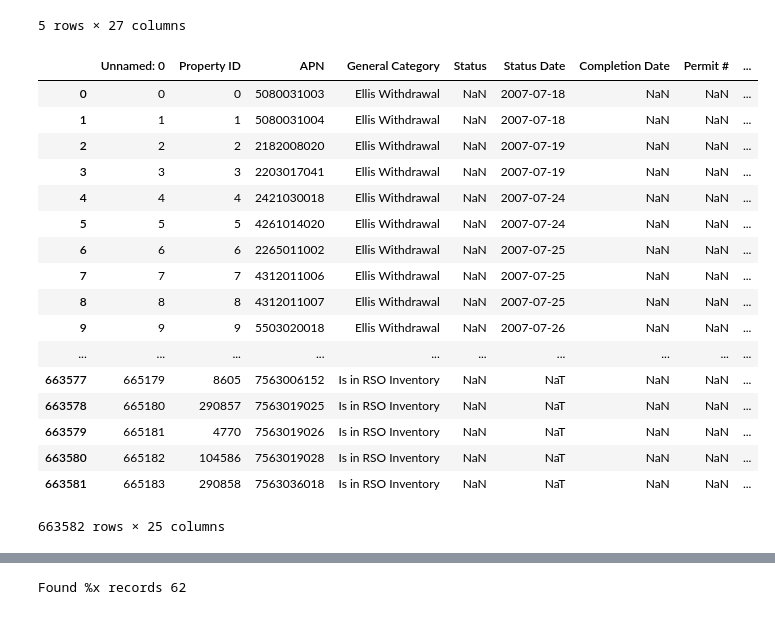
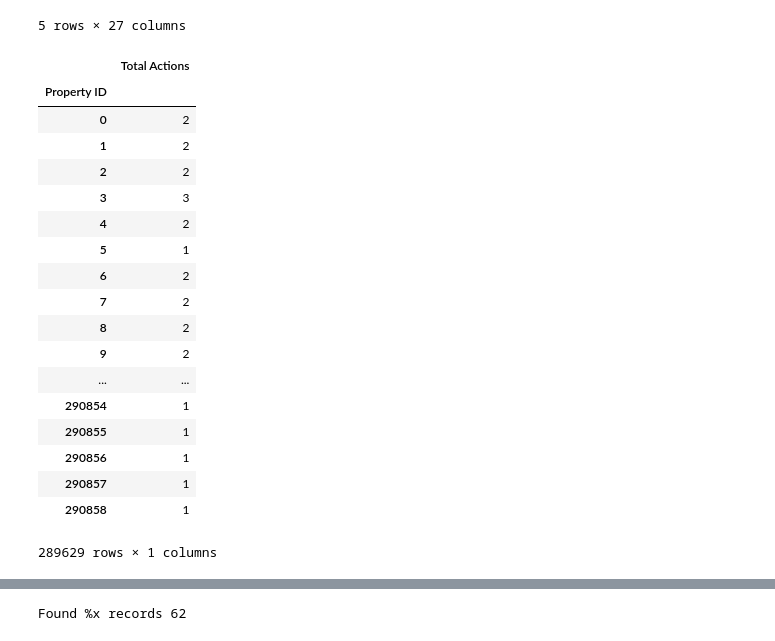
Before and after one commit to anGie44/LAMayorsOffice-EllisActHousing, a Jupyter notebook: LA Housing Data Exploration.ipynb, the cells around one changed output, grey strips where cells are left out. Cells and saved outputs as stored; diff of their text form; code cells hidden in the pictures.

```diff
--- a/LA Housing Data Exploration.ipynb
+++ b/LA Housing Data Exploration.ipynb
@@ -145,26 +145,29 @@ merged_la_housing.head()
 | 4 | 4 | 4 | 2421030018 | Ellis Withdrawal | NaN | 2007-07-24 | NaN | NaN | ... |
 5 rows × 27 columns
 # %%
-merged_la_housing['Total Actions'] = la_housing.groupby(['Property ID']).size()
+grouped_la_housing = pd.DataFrame(la_housing.groupby(['Property ID']).size())
 
-merged_la_housing
+grouped_la_housing.columns = ['Total Actions']
+
+grouped_la_housing
 # %% [output]
-|  | Unnamed: 0 | Property ID | APN | General Category | Status | Status Date | Completion Date | Permit # | ... |
-| 0 | 0 | 0 | 5080031003 | Ellis Withdrawal | NaN | 2007-07-18 | NaN | NaN | ... |
-| 1 | 1 | 1 | 5080031004 | Ellis Withdrawal | NaN | 2007-07-18 | NaN | NaN | ... |
-| 2 | 2 | 2 | 2182008020 | Ellis Withdrawal | NaN | 2007-07-19 | NaN | NaN | ... |
-| 3 | 3 | 3 | 2203017041 | Ellis Withdrawal | NaN | 2007-07-19 | NaN | NaN | ... |
-| 4 | 4 | 4 | 2421030018 | Ellis Withdrawal | NaN | 2007-07-24 | NaN | NaN | ... |
-| 5 | 5 | 5 | 4261014020 | Ellis Withdrawal | NaN | 2007-07-24 | NaN | NaN | ... |
-| 6 | 6 | 6 | 2265011002 | Ellis Withdrawal | NaN | 2007-07-25 | NaN | NaN | ... |
-| 7 | 7 | 7 | 4312011006 | Ellis Withdrawal | NaN | 2007-07-25 | NaN | NaN | ... |
-| 8 | 8 | 8 | 4312011007 | Ellis Withdrawal | NaN | 2007-07-25 | NaN | NaN | ... |
-| 9 | 9 | 9 | 5503020018 | Ellis Withdrawal | NaN | 2007-07-26 | NaN | NaN | ... |
-| ... | ... | ... | ... | ... | ... | ... | ... | ... | ... |
-| 663577 | 665179 | 8605 | 7563006152 | Is in RSO Inventory | NaN | NaT | NaN | NaN | ... |
-| 663578 | 665180 | 290857 | 7563019025 | Is in RSO Inventory | NaN | NaT | NaN | NaN | ... |
-| 663579 | 665181 | 4770 | 7563019026 | Is in RSO Inventory | NaN | NaT | NaN | NaN | ... |
-| 663580 | 665182 | 104586 | 7563019028 | Is in RSO Inventory | NaN | NaT | NaN | NaN | ... |
-| 663581 | 665183 | 290858 | 7563036018 | Is in RSO Inventory | NaN | NaT | NaN | NaN | ... |
+|  | Total Actions |
+| Property ID |  |
+| 0 | 2 |
+| 1 | 2 |
+| 2 | 2 |
+| 3 | 3 |
+| 4 | 2 |
+| 5 | 1 |
+| 6 | 2 |
+| 7 | 2 |
+| 8 | 2 |
+| 9 | 2 |
+| ... | ... |
+| 290854 | 1 |
+| 290855 | 1 |
+| 290856 | 1 |
+| 290857 | 1 |
+| 290858 | 1 |
-663582 rows × 25 columns
+289629 rows × 1 columns
 # %%
```
Also changed, not shown: parts of 2 cells of this notebook.
